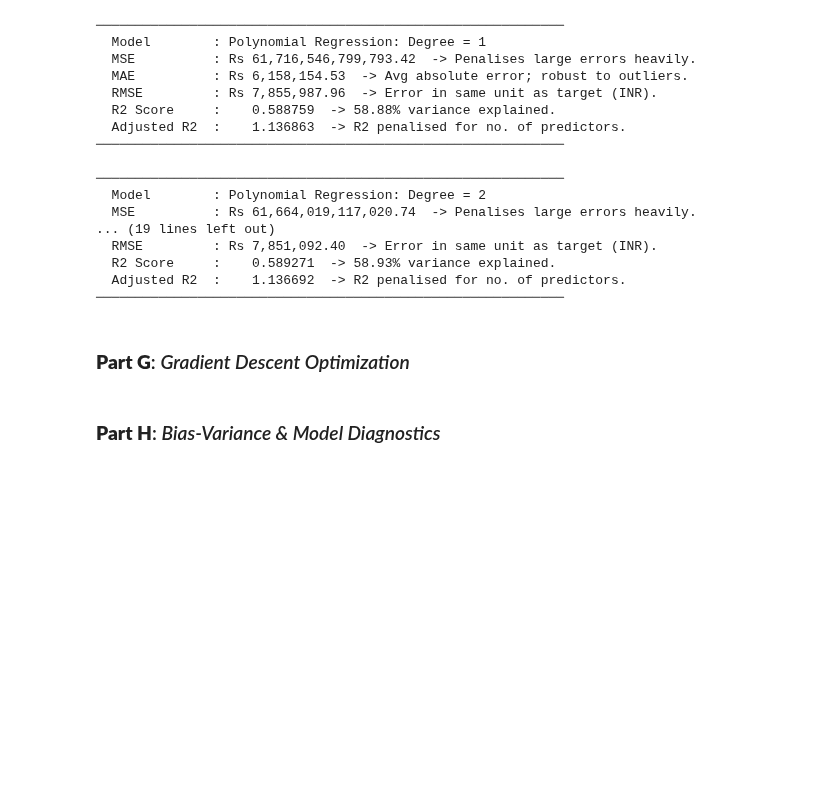
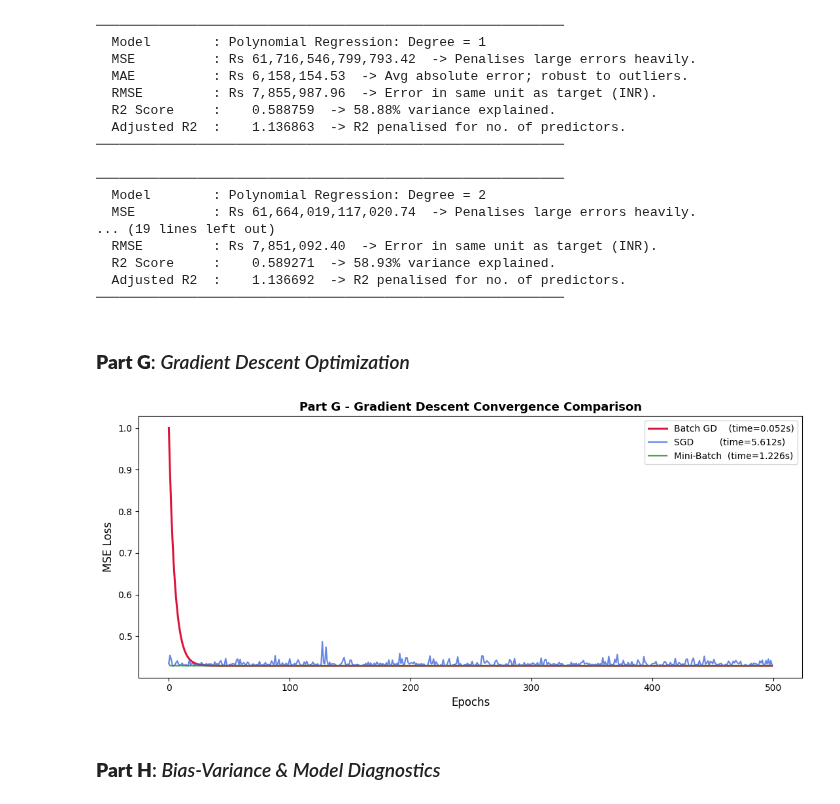
Before and after one commit to krish-desai-123/Supervised-Learning-ML, a Jupyter notebook: Predictive Insight Engine/predictive_insight_engine.ipynb, the cells around one changed output. Saved outputs shown, nothing was run; the diff lists cells and outputs as text; code cells hidden in the pictures; blank space fills up the shorter version.

```diff
--- a/Predictive Insight Engine/predictive_insight_engine.ipynb
+++ b/Predictive Insight Engine/predictive_insight_engine.ipynb
@@ -127,7 +127,7 @@ FEATURES = ['area_sqft', 'bedrooms', 'bathrooms', 'location_score',
 TARGET   = 'house_price_inr'
 
 X = df[FEATURES]
-y = df[TARGET]
+y = df[TARGET].values
 # %%
 fig, axes = plt.subplots(3, 4, figsize=(20, 14))
 axes = axes.flatten()
@@ -307,3 +307,8 @@ for degree in [1, 2, 3, 4]:
 ────────────────────────────────────────────────────────────
 # %% [markdown]
 ### <b>Part G</b>: <i>Gradient Descent Optimization
+# %%
+scaler_x = StandardScaler()
+scaler_y = StandardScaler()
+X = scaler_x.fit_transform(X)
+Y = scaler_y.fit_transform(y.reshape(-1, 1)).flatten()
@@ -310,2 +346,42 @@ for degree in [1, 2, 3, 4]:
+# %%
+def mini_batch_gd(X, y, lr=0.02, epochs=500, batch_size=64):
+    theta  = np.zeros(2)
+    n      = len(y)
+    losses = []
+    t0     = time.time()
+    for _ in range(epochs):
+        idx = np.random.permutation(n)
+        Xs, ys = X[idx], y[idx]
+        for s in range(0, n, batch_size):
+            Xb   = Xs[s:s + batch_size, 0]
+            yb   = ys[s:s + batch_size]
+            err  = Xb * theta[1] + theta[0] - yb
+            b    = len(yb)
+            theta[0] -= lr * (2 / b) * np.sum(err)
+            theta[1] -= lr * (2 / b) * np.sum(err * Xb)
+        preds = X[:, 0] * theta[1] + theta[0]
+        losses.append(np.mean((preds - y) ** 2))
+    return theta, losses, time.time() - t0
+# %%
+theta_bgd, losses_bgd, t_bgd = batch_gd(X, Y)
+theta_sgd, losses_sgd, t_sgd = sgd(X, Y)
+theta_mb,  losses_mb,  t_mb  = mini_batch_gd(X, Y)
+# %%
+plt.figure(figsize=(11, 5))
+plt.plot(losses_bgd, label=f"Batch GD    (time={t_bgd:.3f}s)",
+         color="crimson",     linewidth=2.2)
+plt.plot(losses_sgd, label=f"SGD         (time={t_sgd:.3f}s)",
+         color="royalblue",   linewidth=1.6, alpha=0.8)
+plt.plot(losses_mb,  label=f"Mini-Batch  (time={t_mb:.3f}s)",
+         color="forestgreen", linewidth=1.6, alpha=0.8)
+plt.xlabel("Epochs", fontsize=12)
+plt.ylabel("MSE Loss", fontsize=12)
+plt.title("Part G - Gradient Descent Convergence Comparison", fontsize=13, fontweight="bold")
+plt.legend(fontsize=10)
+plt.tight_layout()
+plt.savefig("Gadient_Descent.png", dpi=150)
+plt.show()
+# %% [output]
+[figure, added]
 # %% [markdown]
 ### <b>Part H</b>: <i>Bias-Variance & Model Diagnostics
```
Also changed, not shown: parts of 4 cells of this notebook, 2 other files.
